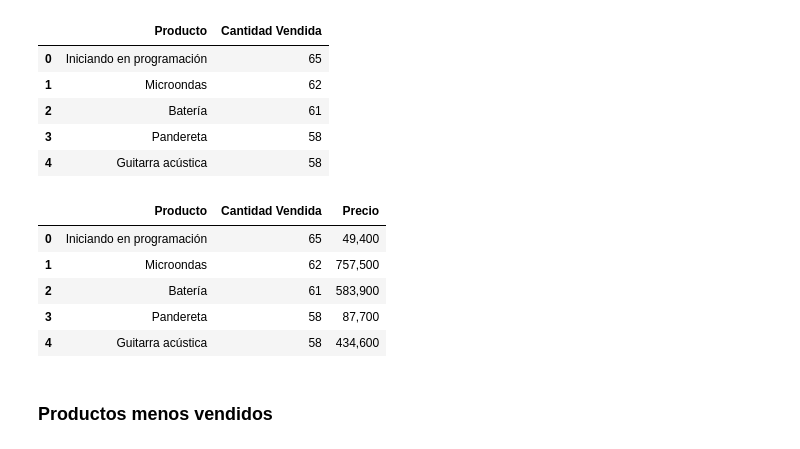
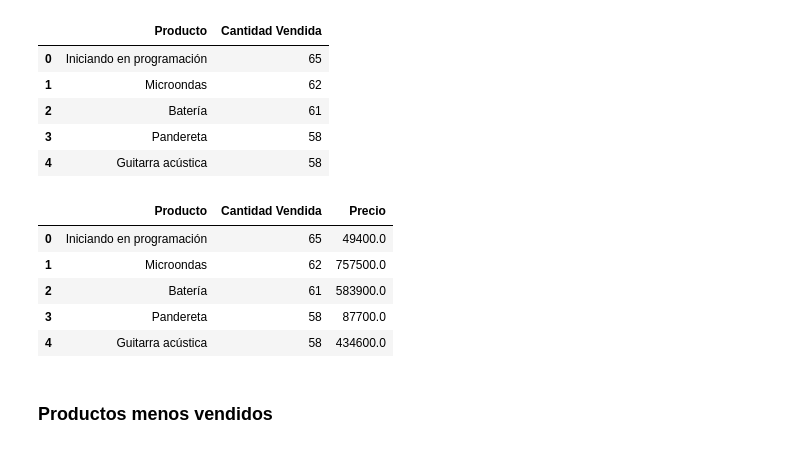
Before and after one commit to ValentinaQuinteroC/ALURA_STORE1, a Jupyter notebook: AluraStoreLatam.ipynb, the cells around one changed output. Saved outputs shown, nothing was run; the diff lists cells and outputs as text; code cells hidden in the pictures.

```diff
--- a/AluraStoreLatam.ipynb
+++ b/AluraStoreLatam.ipynb
@@ -629,19 +629,19 @@ df_top_5_productos2
 | 3 | Pandereta | 58 |
 | 4 | Guitarra acústica | 58 |
 # %%
-ventas_productos2 = df_top_5_productos2.merge(
+ventas_productos2_precios = df_top_5_productos2.merge(
     tienda[["Producto", "Precio"]].drop_duplicates("Producto"),
     on="Producto",
     how="left"
 )
-ventas_productos2.head()
+ventas_productos2_precios.head()
 # %% [output]
 |  | Producto | Cantidad Vendida | Precio |
-| 0 | Iniciando en programación | 65 | 49,400 |
-| 1 | Microondas | 62 | 757,500 |
-| 2 | Batería | 61 | 583,900 |
-| 3 | Pandereta | 58 | 87,700 |
-| 4 | Guitarra acústica | 58 | 434,600 |
+| 0 | Iniciando en programación | 65 | 49400.0 |
+| 1 | Microondas | 62 | 757500.0 |
+| 2 | Batería | 61 | 583900.0 |
+| 3 | Pandereta | 58 | 87700.0 |
+| 4 | Guitarra acústica | 58 | 434600.0 |
 # %% [markdown]
 ### Productos menos vendidos
 # %%
```
Also changed, not shown: parts of 26 cells of this notebook.
